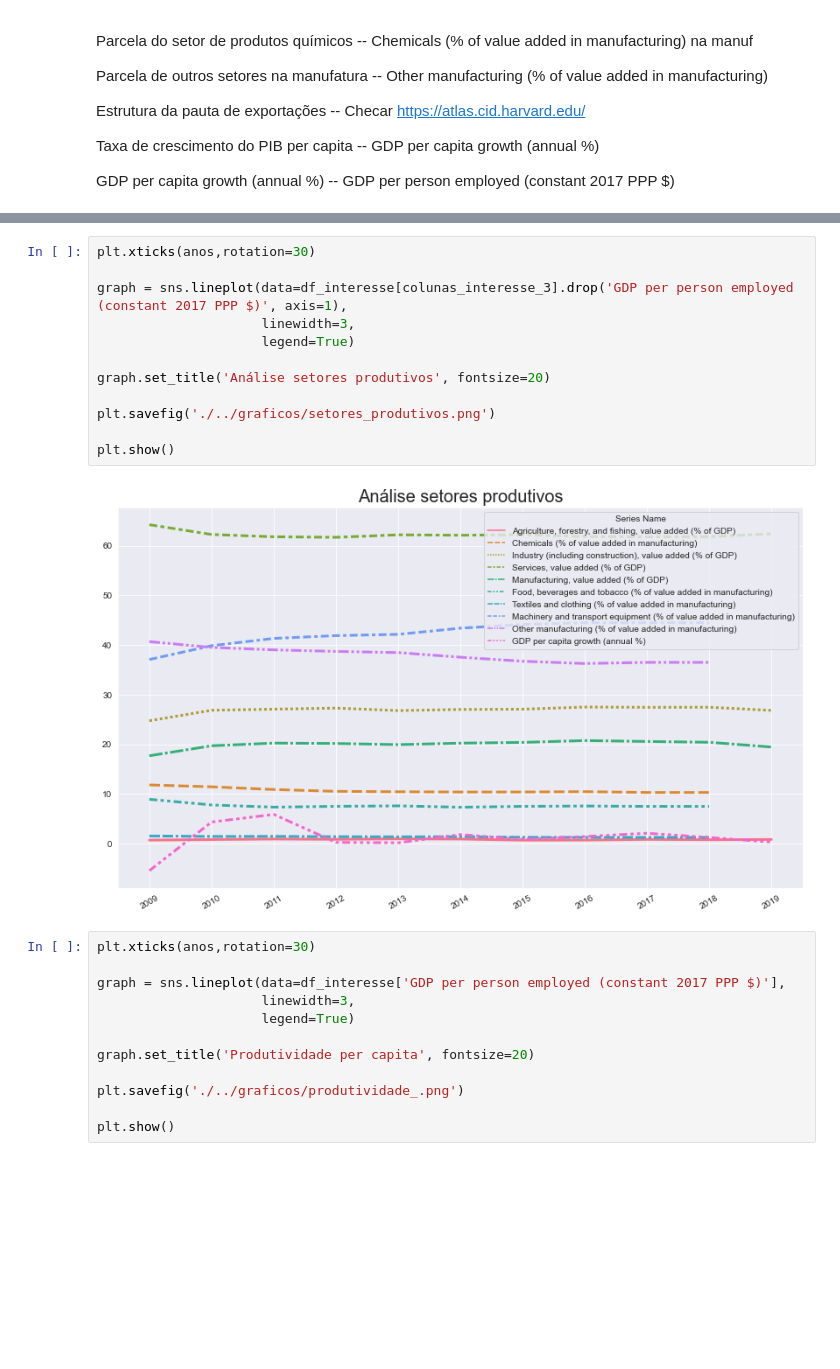
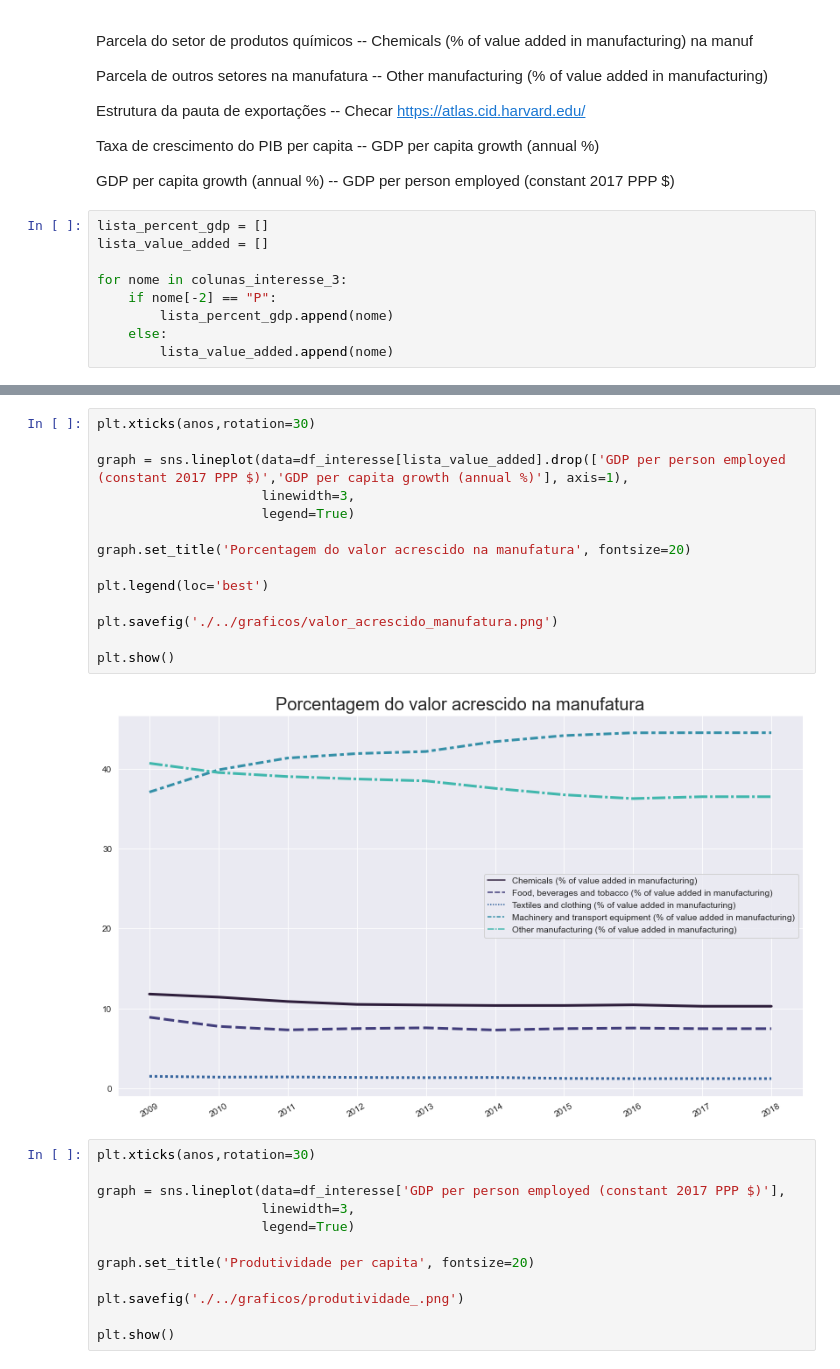
Before and after one commit to rmcnribeiro/T3_ECO-A, a Jupyter notebook: codigos/trabalho_3.ipynb, the cells around one changed output, grey strips where cells are left out. Saved outputs shown, nothing was run; the diff lists cells and outputs as text; blank space fills up the shorter version.

Commit message:
Separacao da produtividade por setor em dois graficos

```diff
--- a/codigos/trabalho_3.ipynb
+++ b/codigos/trabalho_3.ipynb
@@ -218,3 +218,12 @@ Estrutura da pauta de exportações           -- Checar https://atlas.cid.harvar
 Taxa de crescimento do PIB per capita       -- GDP per capita growth (annual %)
 
 GDP per capita growth (annual %)            -- GDP per person employed (constant 2017 PPP $)
+# %%
+lista_percent_gdp = []
+lista_value_added = []
+
+for nome in colunas_interesse_3:
+    if nome[-2] == "P":
+        lista_percent_gdp.append(nome)
+    else:
+        lista_value_added.append(nome)
@@ -221,17 +256,19 @@ GDP per capita growth (annual %)            -- GDP per person employed (constant
 # %%
 plt.xticks(anos,rotation=30)
 
-graph = sns.lineplot(data=df_interesse[colunas_interesse_3].drop('GDP per person employed (constant 2017 PPP $)', axis=1),
+graph = sns.lineplot(data=df_interesse[lista_value_added].drop(['GDP per person employed (constant 2017 PPP $)','GDP per capita growth (annual %)'], axis=1),
                      linewidth=3,
                      legend=True)
 
-graph.set_title('Análise setores produtivos', fontsize=20)
+graph.set_title('Porcentagem do valor acrescido na manufatura', fontsize=20)
 
-plt.savefig('./../graficos/setores_produtivos.png')
+plt.legend(loc='best')
+
+plt.savefig('./../graficos/valor_acrescido_manufatura.png')
 
 plt.show()
 # %% [output]
-[figure, old version]
+[figure, new version]
 # %%
 plt.xticks(anos,rotation=30)
 
```
Also changed, not shown: parts of 3 cells of this notebook, 4 other files.
